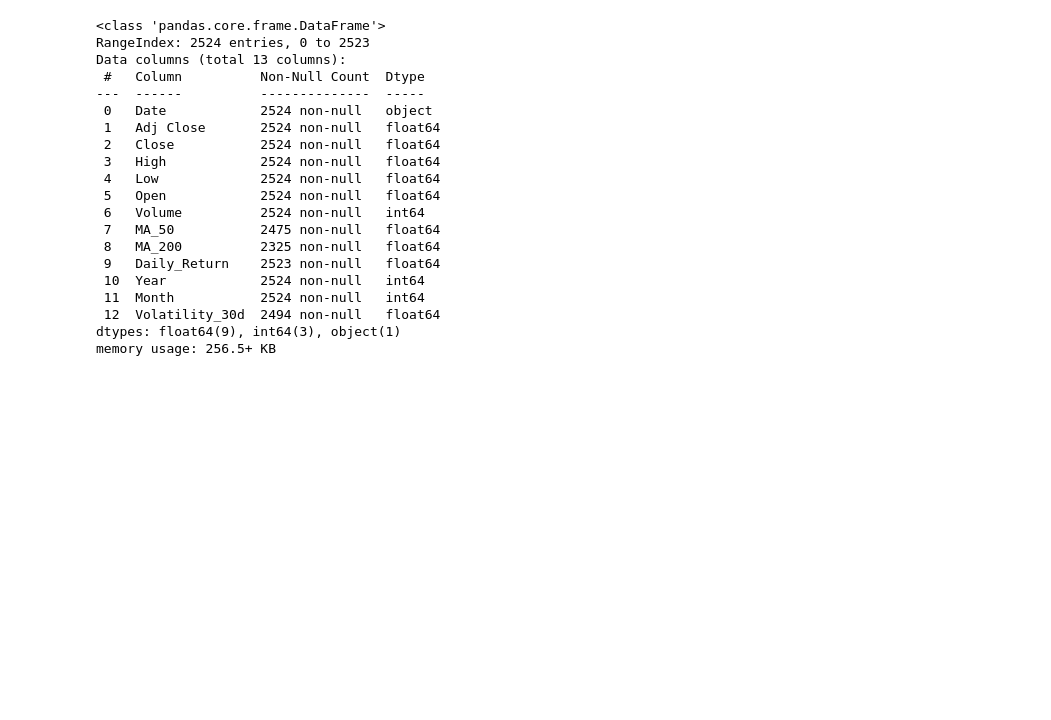
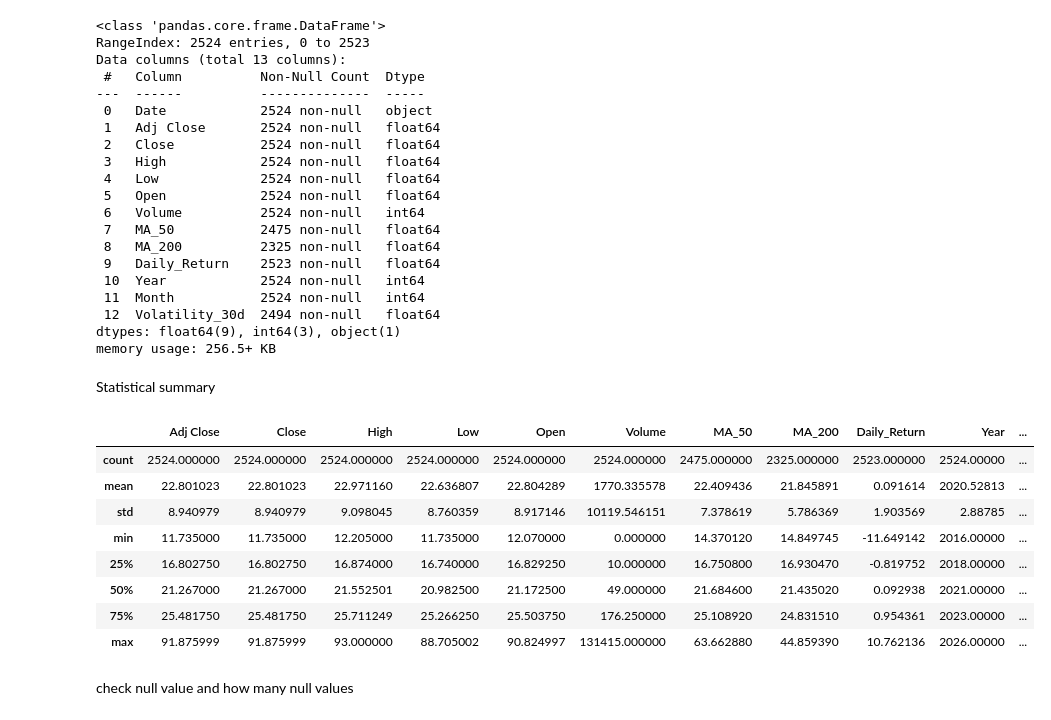
Before and after one commit to vatssahil01/Silver-Price-Prediction-ML, a Jupyter notebook: notebooks/01_data_exploration.ipynb, the cells around one changed output. Saved outputs shown, nothing was run; the diff lists cells and outputs as text; code cells hidden in the pictures; blank space fills up the shorter version.

```diff
--- a/notebooks/01_data_exploration.ipynb
+++ b/notebooks/01_data_exploration.ipynb
@@ -40,3 +48,19 @@ Data columns (total 13 columns):
  12  Volatility_30d  2494 non-null   float64
 dtypes: float64(9), int64(3), object(1)
 memory usage: 256.5+ KB
+# %% [markdown]
+Statistical summary
+# %%
+df.describe()
+# %% [output]
+|  | Adj Close | Close | High | Low | Open | Volume | MA_50 | MA_200 | Daily_Return | Year | ... |
+| count | 2524.000000 | 2524.000000 | 2524.000000 | 2524.000000 | 2524.000000 | 2524.000000 | 2475.000000 | 2325.000000 | 2523.000000 | 2524.00000 | ... |
+| mean | 22.801023 | 22.801023 | 22.971160 | 22.636807 | 22.804289 | 1770.335578 | 22.409436 | 21.845891 | 0.091614 | 2020.52813 | ... |
+| std | 8.940979 | 8.940979 | 9.098045 | 8.760359 | 8.917146 | 10119.546151 | 7.378619 | 5.786369 | 1.903569 | 2.88785 | ... |
+| min | 11.735000 | 11.735000 | 12.205000 | 11.735000 | 12.070000 | 0.000000 | 14.370120 | 14.849745 | -11.649142 | 2016.00000 | ... |
+| 25% | 16.802750 | 16.802750 | 16.874000 | 16.740000 | 16.829250 | 10.000000 | 16.750800 | 16.930470 | -0.819752 | 2018.00000 | ... |
+| 50% | 21.267000 | 21.267000 | 21.552501 | 20.982500 | 21.172500 | 49.000000 | 21.684600 | 21.435020 | 0.092938 | 2021.00000 | ... |
+| 75% | 25.481750 | 25.481750 | 25.711249 | 25.266250 | 25.503750 | 176.250000 | 25.108920 | 24.831510 | 0.954361 | 2023.00000 | ... |
+| max | 91.875999 | 91.875999 | 93.000000 | 88.705002 | 90.824997 | 131415.000000 | 63.662880 | 44.859390 | 10.762136 | 2026.00000 | ... |
+# %% [markdown]
+check null value and how many null values
```
Also changed, not shown: parts of 20 cells of this notebook, 1 other file.
